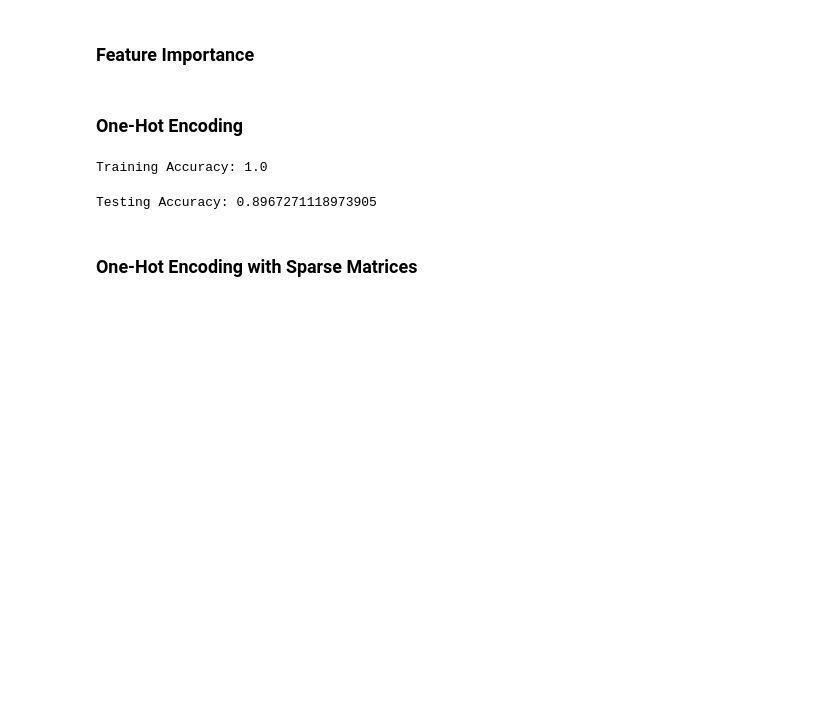
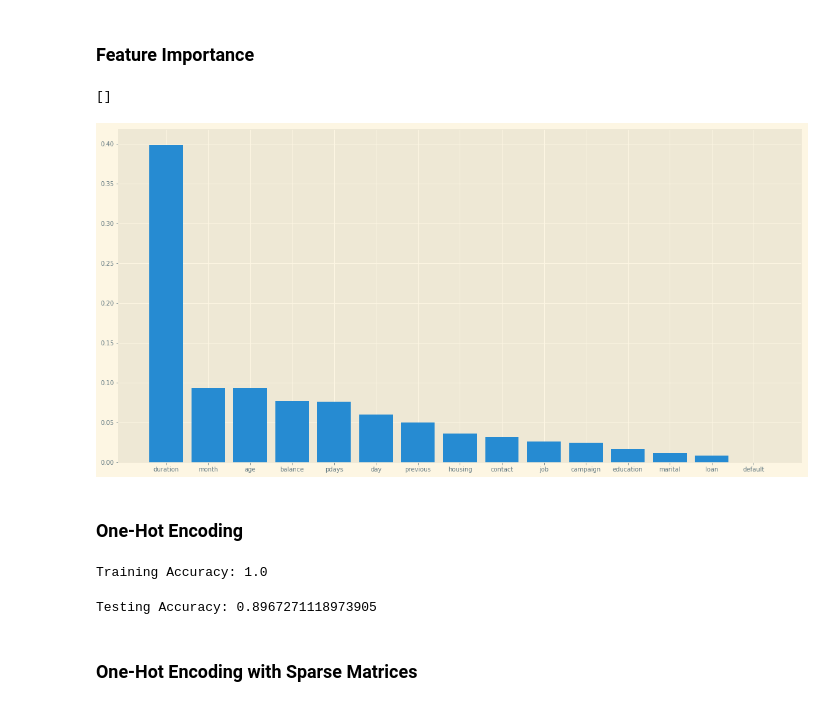
Before and after one commit to RajatRasal/Bayes-Opt-SkOpt, a Jupyter notebook: Bank_data_analysis.ipynb, the cells around one changed output. Cells and saved outputs as stored; diff of their text form; code cells hidden in the pictures; blank space fills up the shorter version.

Commit message:
Added numerous trial models (SVC, RandomForest and GBC) with and without using ENN. Using feature importance.

```diff
--- a/Bank_data_analysis.ipynb
+++ b/Bank_data_analysis.ipynb
@@ -655,0 +953,24 @@ print(relative_acc)
+# %%
+from sklearn.ensemble import GradientBoostingClassifier
+
+trn_pipe = Pipeline([
+    ("feature_drop", DataframeFeatureDrop(["poutcome"])),
+    ("feature_map", DataframeFeatureMapping(**maps)),
+    ("categorical_enc", DataframeCategoricalEncoding(["job", "marital", "contact"]))
+])
+
+X_train2 = trn_pipe.fit_transform(X_train)
+
+X_train_clean, y_train_clean = remove_outliers(X_train2.values, y_train)
+
+enn = EditedNearestNeighbours(n_neighbors=2)
+X_train_clean, y_train_clean = enn.fit_sample(X_train_clean, y_train_clean)
+
+gbc_clf = GradientBoostingClassifier(n_estimators=4000, learning_rate=0.04, subsample=0.4,
+                                     max_features=2, random_state=42, verbose=2,
+                                     max_leaf_nodes=8, max_depth=4)
+gbc_clf.fit(X_train_clean, y_train_clean)
+
+y_pred = gbc_clf.predict(X_train_clean)
+relative_acc = accuracy_score(y_pred, y_train_clean)
+print(relative_acc)
@@ -656,5 +1017,16 @@ print(relative_acc)
 # %% [markdown]
 ### Feature Importance
+# %%
+feature_importance = zip(X_train.columns, gbc_clf.feature_importances_)
+bar_plot = sorted(feature_importance, key=lambda x: x[1], reverse=True)
+y_ticks = [y for _, y in bar_plot]
+x_ticks = [x for x, _ in bar_plot]
+plt.rcParams['figure.figsize'] = (20, 10)
+plt.bar(x_ticks, y_ticks)
+plt.plot()
+# %% [output]
+[]
+[figure, added]
 # %% [markdown]
 ### One-Hot Encoding
 # %%
```
Also changed, not shown: parts of 35 cells of this notebook.
